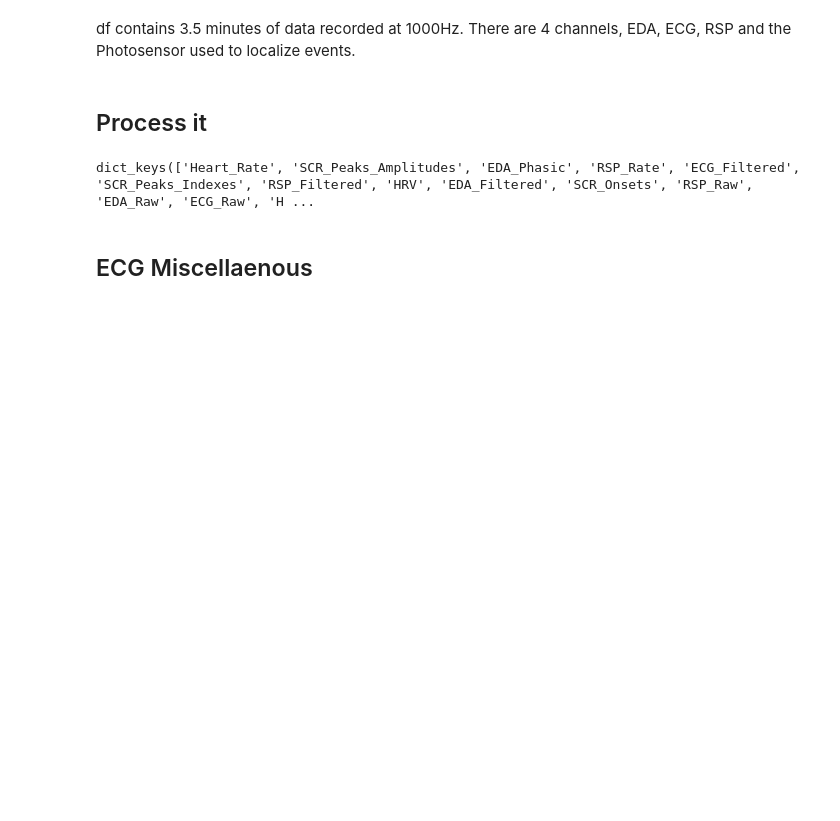
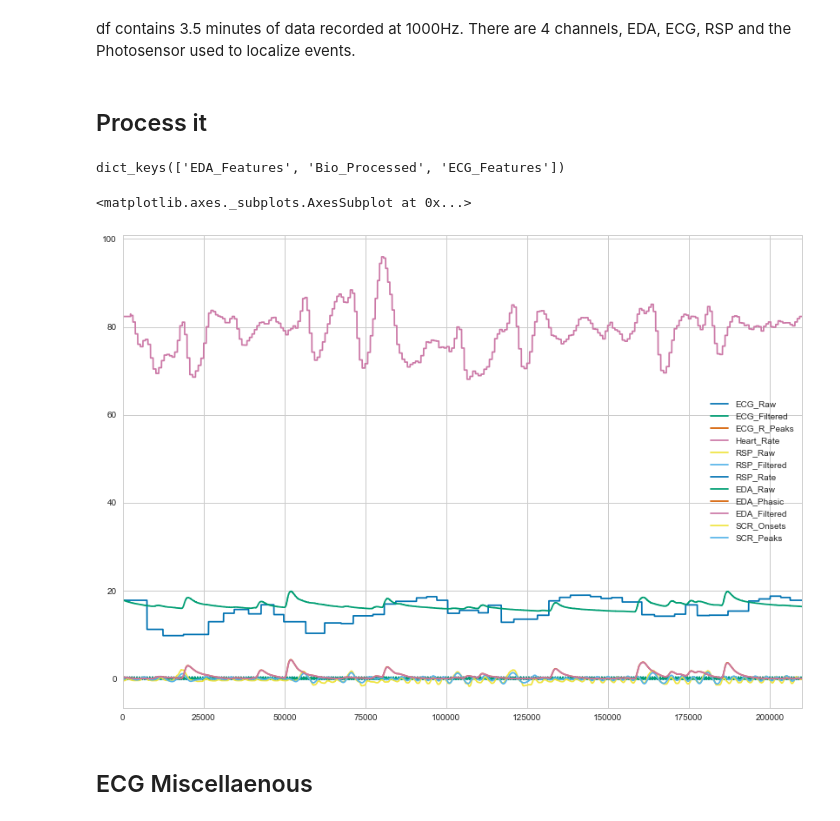
Before and after one commit to neuropsychology/NeuroKit.py, a Jupyter notebook: examples/Bio/bio_processing.ipynb, the cells around one changed output. Cells and saved outputs as stored; diff of their text form; code cells hidden in the pictures; blank space fills up the shorter version.

```diff
--- a/examples/Bio/bio_processing.ipynb
+++ b/examples/Bio/bio_processing.ipynb
@@ -22,10 +26,15 @@ df contains 3.5 minutes of data recorded at 1000Hz. There are 4 channels, EDA, E
 # %% [markdown]
 ## Process it
 # %%
-bio_features = nk.process_bio(ecg=df["ECG"], rsp=df["RSP"], eda=df["EDA"])
-bio_features.keys()  # See what it contains
+bio = nk.process_bio(ecg=df["ECG"], rsp=df["RSP"], eda=df["EDA"])
+bio.keys()  # See what it contains
 # %% [output]
-dict_keys(['Heart_Rate', 'SCR_Peaks_Amplitudes', 'EDA_Phasic', 'RSP_Rate', 'ECG_Filtered', 'SCR_Peaks_Indexes', 'RSP_Filtered', 'HRV', 'EDA_Filtered', 'SCR_Onsets', 'RSP_Raw', 'EDA_Raw', 'ECG_Raw', 'H ...
+dict_keys(['EDA_Features', 'Bio_Processed', 'ECG_Features'])
+# %%
+bio["Bio_Processed"].plot()
+# %% [output]
+<matplotlib.axes._subplots.AxesSubplot at 0x...>
+[figure, added]
 # %% [markdown]
 ## ECG Miscellaenous
 # %% [markdown]
```
Also changed, not shown: parts of 23 cells of this notebook, 2 other files.
